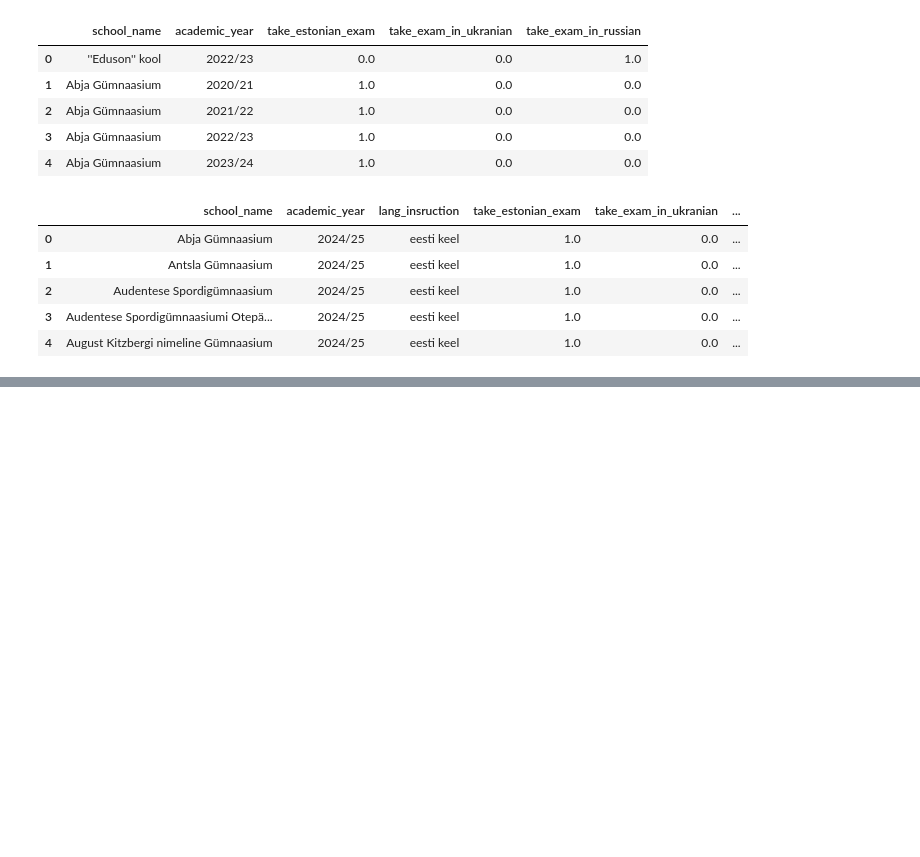
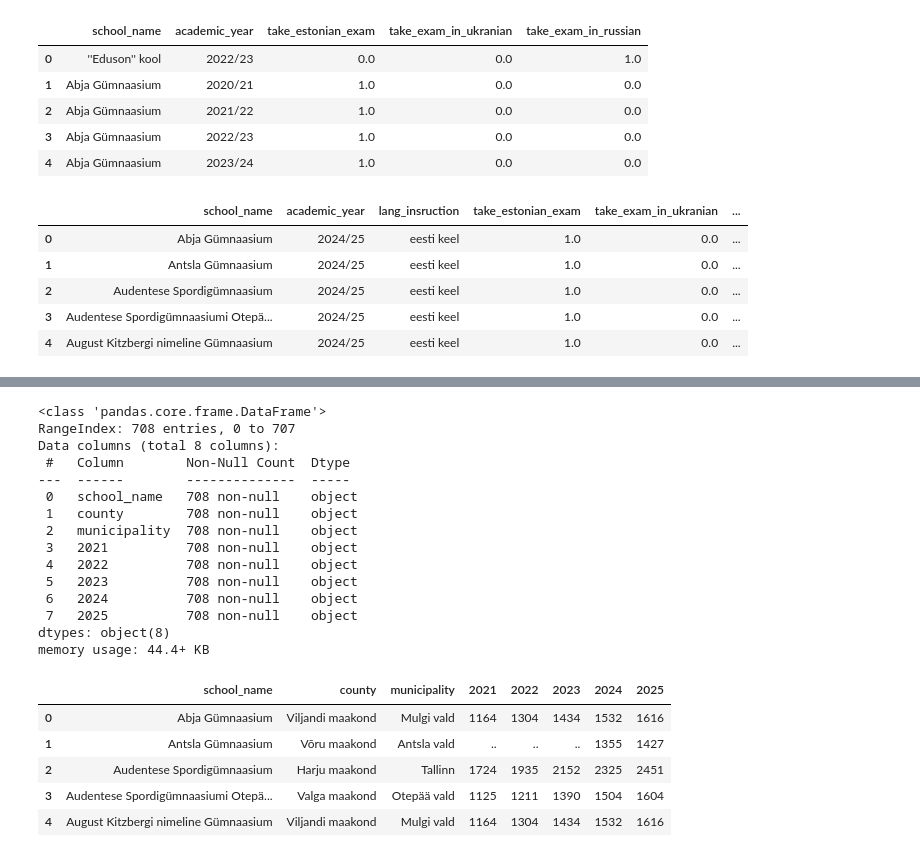
Before and after one commit to valpar/estonia-exam-gap, a Jupyter notebook: notebooks/Features.ipynb, the cells around one changed output, grey strips where cells are left out. Saved outputs shown, nothing was run; the diff lists cells and outputs as text; code cells hidden in the pictures; blank space fills up the shorter version.

Commit message:
Finish features extraction

```diff
--- a/notebooks/Features.ipynb
+++ b/notebooks/Features.ipynb
@@ -409,0 +703,8 @@ df_used_language_combined.head()
+# %%
+# Extract Math(lai) only
+df_raw_school_location = df_raw_school_location[df_raw_school_location['Eksam'].str.contains('lai')]
+
+# Extract only school names and corresponded counties and municipalities
+df_raw_school_location= df_raw_school_location[['Õppeasutus', 'Maakond', 'Kohalik omavalitsus']]
+df_raw_school_location.info()
+df_raw_school_location.head()
@@ -409,0 +728,8 @@ df_used_language_combined.head()
+# %%
+# Translation of estonian column names to english
+df_raw_school_location = df_raw_school_location.rename(columns={
+    "Õppeasutus": "school_name",
+    "Maakond": "county",
+    "Kohalik omavalitsus": "municipality"
+})
+df_raw_school_location.head()
@@ -409,0 +743,7 @@ df_used_language_combined.head()
+# %%
+# Loading the municipality average income data
+df_raw_avg_income = pd.read_excel(ROOT/RAW/'stat_income_avg_municipality.xlsx')
+df_raw_avg_income.columns = ['register Number', 'municipality', '2021', '2022', '2023', '2024', '2025']
+df_raw_avg_income = df_raw_avg_income.drop(columns=['register Number'])
+df_raw_avg_income.info()
+df_raw_avg_income.head()
@@ -409,0 +770,26 @@ df_used_language_combined.head()
+# %%
+df_raw_school_avg_income = df_raw_school_location.merge(df_raw_avg_income, on="municipality", how='left')
+df_raw_school_avg_income.info()
+df_raw_school_avg_income.head()
+# %% [output]
+<class 'pandas.core.frame.DataFrame'>
+RangeIndex: 708 entries, 0 to 707
+Data columns (total 8 columns):
+ #   Column        Non-Null Count  Dtype
+---  ------        --------------  -----
+ 0   school_name   708 non-null    object
+ 1   county        708 non-null    object
+ 2   municipality  708 non-null    object
+ 3   2021          708 non-null    object
+ 4   2022          708 non-null    object
+ 5   2023          708 non-null    object
+ 6   2024          708 non-null    object
+ 7   2025          708 non-null    object
+dtypes: object(8)
+memory usage: 44.4+ KB
+|  | school_name | county | municipality | 2021 | 2022 | 2023 | 2024 | 2025 |
+| 0 | Abja Gümnaasium | Viljandi maakond | Mulgi vald | 1164 | 1304 | 1434 | 1532 | 1616 |
+| 1 | Antsla Gümnaasium | Võru maakond | Antsla vald | .. | .. | .. | 1355 | 1427 |
+| 2 | Audentese Spordigümnaasium | Harju maakond | Tallinn | 1724 | 1935 | 2152 | 2325 | 2451 |
+| 3 | Audentese Spordigümnaasiumi Otepä... | Valga maakond | Otepää vald | 1125 | 1211 | 1390 | 1504 | 1604 |
+| 4 | August Kitzbergi nimeline Gümnaasium | Viljandi maakond | Mulgi vald | 1164 | 1304 | 1434 | 1532 | 1616 |
```
Also changed, not shown: parts of 17 cells of this notebook, 9 other files.
